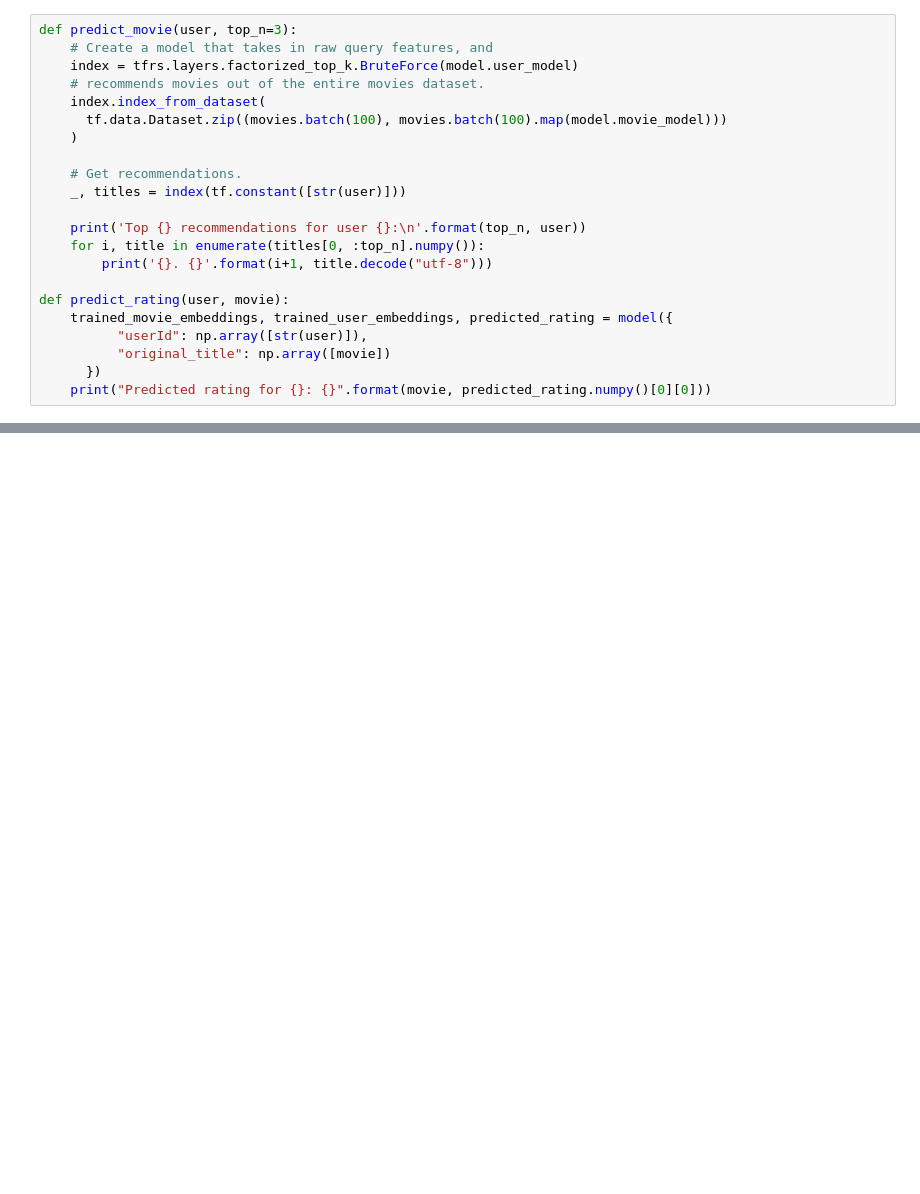
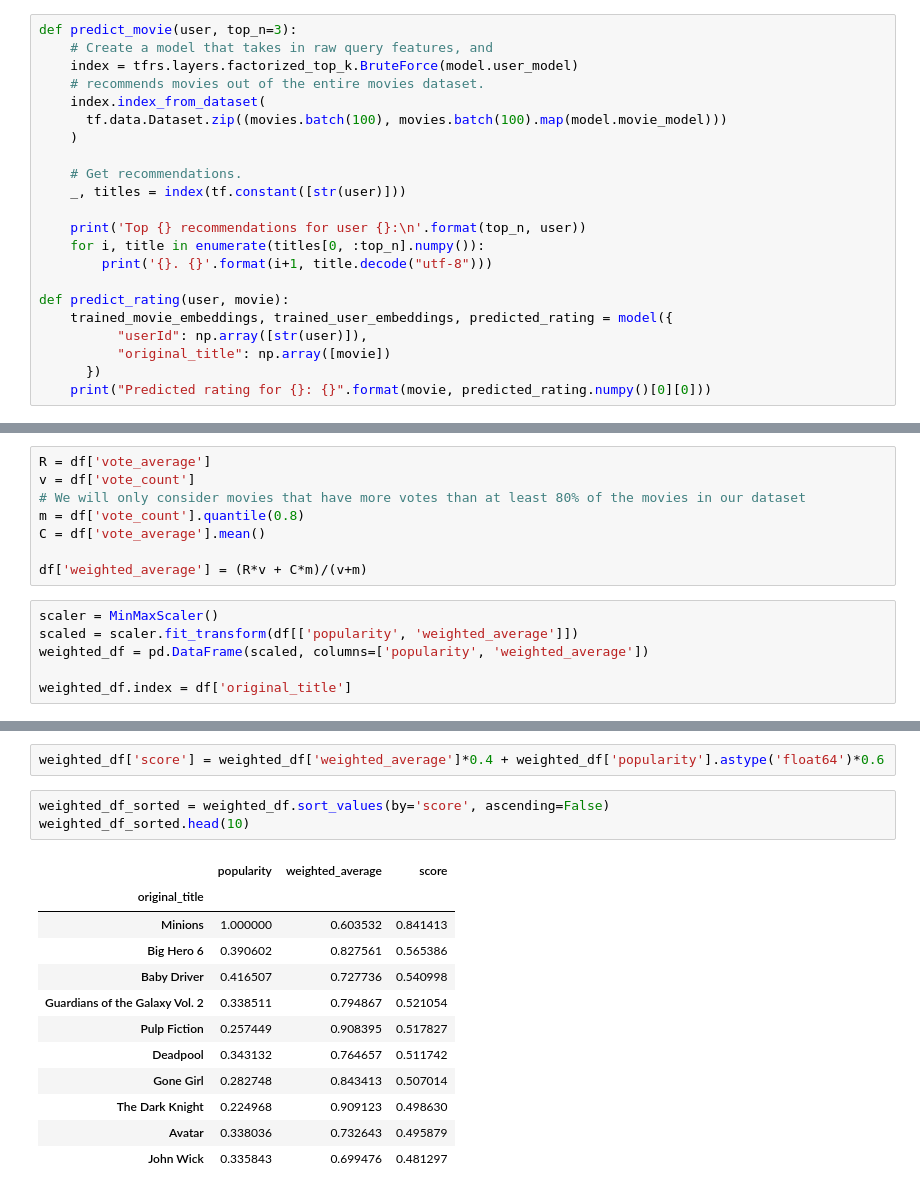
Before and after one commit to watchgo-bangkit/cinematch, a Jupyter notebook: Notebooks/TFRS test.ipynb, the cells around one changed output, grey strips where cells are left out. Saved outputs shown, nothing was run; the diff lists cells and outputs as text; blank space fills up the shorter version.

```diff
--- a/Notebooks/TFRS test.ipynb
+++ b/Notebooks/TFRS test.ipynb
@@ -537,0 +529,14 @@ pred_df
+# %%
+R = df['vote_average']
+v = df['vote_count']
+# We will only consider movies that have more votes than at least 80% of the movies in our dataset
+m = df['vote_count'].quantile(0.8)
+C = df['vote_average'].mean()
+
+df['weighted_average'] = (R*v + C*m)/(v+m)
+# %%
+scaler = MinMaxScaler()
+scaled = scaler.fit_transform(df[['popularity', 'weighted_average']])
+weighted_df = pd.DataFrame(scaled, columns=['popularity', 'weighted_average'])
+
+weighted_df.index = df['original_title']
@@ -537,0 +547,18 @@ pred_df
+# %%
+weighted_df['score'] = weighted_df['weighted_average']*0.4 + weighted_df['popularity'].astype('float64')*0.6
+# %%
+weighted_df_sorted = weighted_df.sort_values(by='score', ascending=False)
+weighted_df_sorted.head(10)
+# %% [output]
+|  | popularity | weighted_average | score |
+| original_title |  |  |  |
+| Minions | 1.000000 | 0.603532 | 0.841413 |
+| Big Hero 6 | 0.390602 | 0.827561 | 0.565386 |
+| Baby Driver | 0.416507 | 0.727736 | 0.540998 |
+| Guardians of the Galaxy Vol. 2 | 0.338511 | 0.794867 | 0.521054 |
+| Pulp Fiction | 0.257449 | 0.908395 | 0.517827 |
+| Deadpool | 0.343132 | 0.764657 | 0.511742 |
+| Gone Girl | 0.282748 | 0.843413 | 0.507014 |
+| The Dark Knight | 0.224968 | 0.909123 | 0.498630 |
+| Avatar | 0.338036 | 0.732643 | 0.495879 |
+| John Wick | 0.335843 | 0.699476 | 0.481297 |
```
Also changed, not shown: parts of 16 cells of this notebook.
